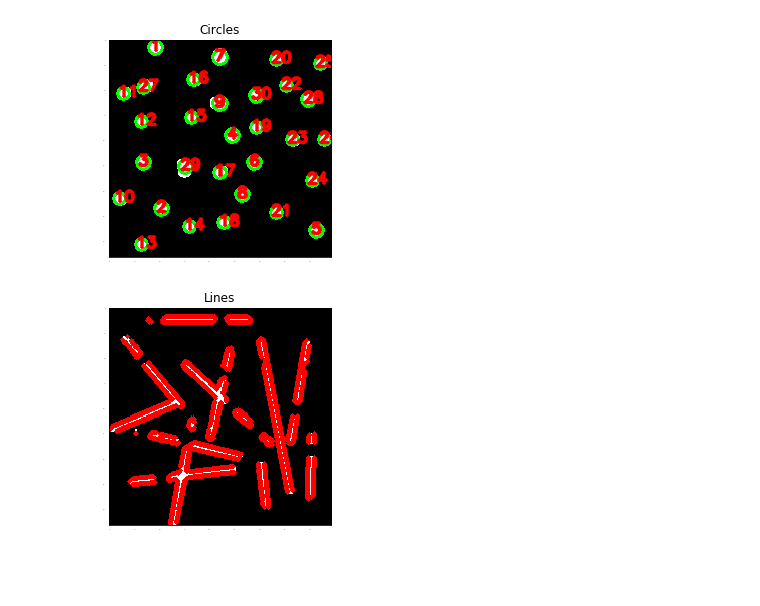
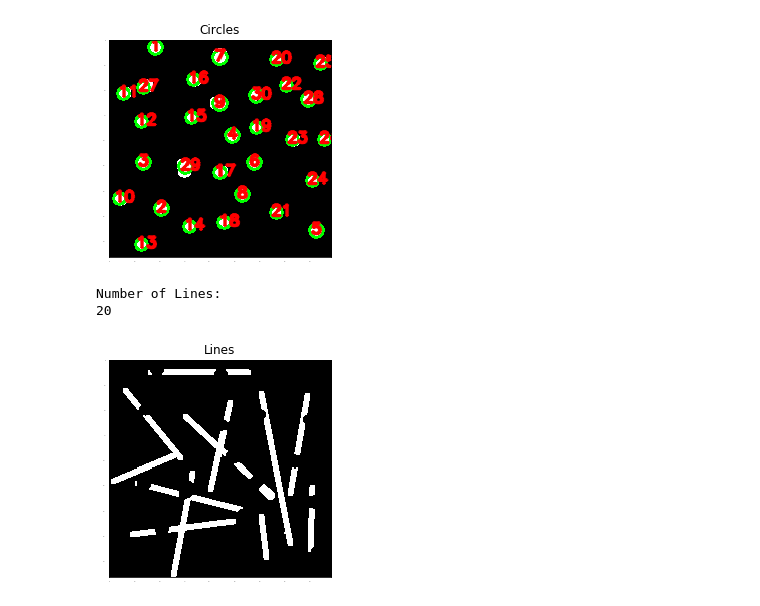
Before and after one commit to MennaMuhammed/ImageAssg2, a Jupyter notebook: ImagProc-Assg2.ipynb, the cells around one changed output. Saved outputs shown, nothing was run; the diff lists cells and outputs as text; code cells hidden in the pictures; blank space fills up the shorter version.

```diff
--- a/ImagProc-Assg2.ipynb
+++ b/ImagProc-Assg2.ipynb
@@ -195,7 +198,6 @@ def close_cross(img,ksize):
 # %%
 def countCircles(img,dp,mindist,para1,para2,minr,maxr):
     out = cv2.cvtColor(img,cv2.COLOR_GRAY2BGR)
-    ##out = np.copy(img)
     circ = cv2.HoughCircles(img,cv2.HOUGH_GRADIENT,dp,mindist,param1 = para1,param2 = para2,minRadius=minr,maxRadius=maxr)
     print("Number of Circles: ")
     print(circ.shape[1])
@@ -208,19 +210,25 @@ def countCircles(img,dp,mindist,para1,para2,minr,maxr):
             i = i + 1
             ##cv2.rectangle(out, (x - 1, y - 1), (x + 1, y + 1), (0, 128, 255), 3)
     return out
-def countLines(img,threh1,threh2,angle,rho,threh,mll,mlg):
+def countLines(img,threh1,threh2,filterSize,angle,rho,threh,mll,mlg):
     image = np.copy(img)
     out = cv2.cvtColor(img,cv2.COLOR_GRAY2BGR)
-    edges = cv2.Canny(image,threh1,threh2)
+    edges = cv2.Canny(image,threh1,threh2,filterSize)
+    edges = image - edges
     lin = cv2.HoughLinesP(edges,rho,(np.pi/180)*angle,threh,mll,maxLineGap=mlg)
-
     if lin is not None:
-        count = 1
+        print(len(lin))
         for line in lin:
             x1, y1, x2, y2 = line[0]
-            cv2.line(out, (x1, y1), (x2, y2), (0, 0, 255), 3)
-            count = count + 1
+            cv2.line(out, (x1, y1), (x2, y2), (0, 0, 255), 2)
     return  out
+
+def countLines1(img):
+    image = np.copy(img)
+    contours, hierarchy = cv2.findContours(image,cv2.RETR_TREE,cv2.CHAIN_APPROX_SIMPLE)
+    print("Number of Lines: ")
+    print(len(contours))
+    return contours
 # %% [markdown]
 ### 7- Circle and Lines image
 # %%
@@ -254,9 +262,15 @@ yt = plt.title('Circles')
 Number of Circles:
 30
 [figure]
-# %%
-li = countLines(lines,75,150,1,1,7,150,4)
-y = showImg2(li)
-yt = plt.title('Lines')
-# %% [output]
-[figure, removed]
+# %%
+##li = countLines(lines,150,350,5,1,1,50,100,40)
+line = countLines1(lines)
+cnt = line[4]
+out = np.copy(lines)
+out = cv2.drawContours(out, [cnt], 0, (255,0,0), 3)
+a = showImg(out)
+at = plt.title('Lines')
+# %% [output]
+Number of Lines:
+20
+[figure, added]
```
Also changed, not shown: parts of 16 cells of this notebook.
